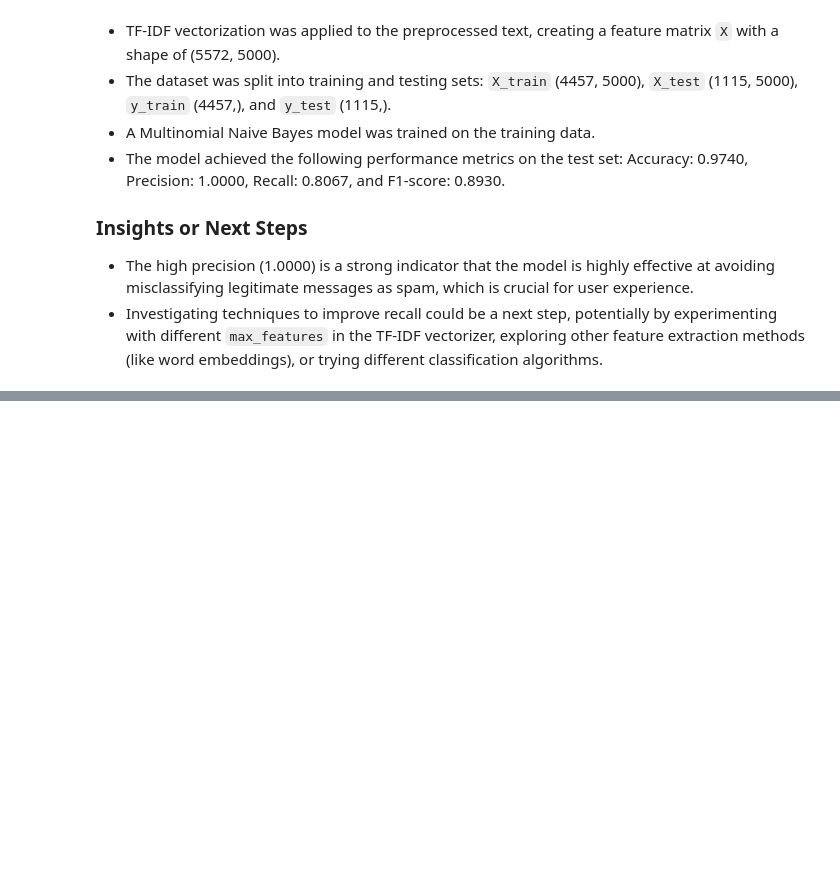
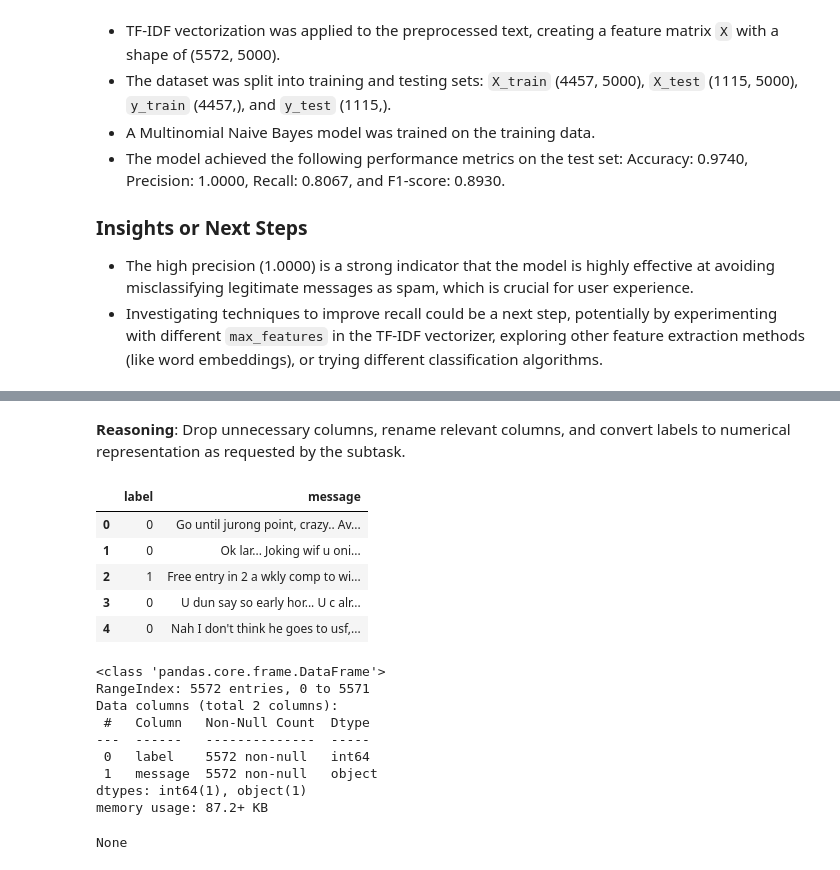
Before and after one commit to akshayaxhacker-12/CODSOFT, a Jupyter notebook: SPAM_SMS_DETECTION.ipynb, the cells around one changed output, grey strips where cells are left out. Cells and saved outputs as stored; diff of their text form; code cells hidden in the pictures; blank space fills up the shorter version.

```diff
--- a/SPAM_SMS_DETECTION.ipynb
+++ b/SPAM_SMS_DETECTION.ipynb
@@ -207,0 +256,32 @@ F1-score: 0.8930
+# %% [markdown]
+**Reasoning**:
+Drop unnecessary columns, rename relevant columns, and convert labels to numerical representation as requested by the subtask.
+# %%
+# Drop unnecessary columns
+df = df.drop(['Unnamed: 2', 'Unnamed: 3', 'Unnamed: 4'], axis=1)
+
+# Rename columns
+df = df.rename(columns={'v1': 'label', 'v2': 'message'})
+
+# Convert labels to numerical
+df['label'] = df['label'].map({'ham': 0, 'spam': 1})
+
+display(df.head())
+display(df.info())
+# %% [output]
+|  | label | message |
+| 0 | 0 | Go until jurong point, crazy.. Av... |
+| 1 | 0 | Ok lar... Joking wif u oni... |
+| 2 | 1 | Free entry in 2 a wkly comp to wi... |
+| 3 | 0 | U dun say so early hor... U c alr... |
+| 4 | 0 | Nah I don't think he goes to usf,... |
+<class 'pandas.core.frame.DataFrame'>
+RangeIndex: 5572 entries, 0 to 5571
+Data columns (total 2 columns):
+ #   Column   Non-Null Count  Dtype
+---  ------   --------------  -----
+ 0   label    5572 non-null   int64
+ 1   message  5572 non-null   object
+dtypes: int64(1), object(1)
+memory usage: 87.2+ KB
+None
```
Also changed, not shown: parts of 35 cells of this notebook.
